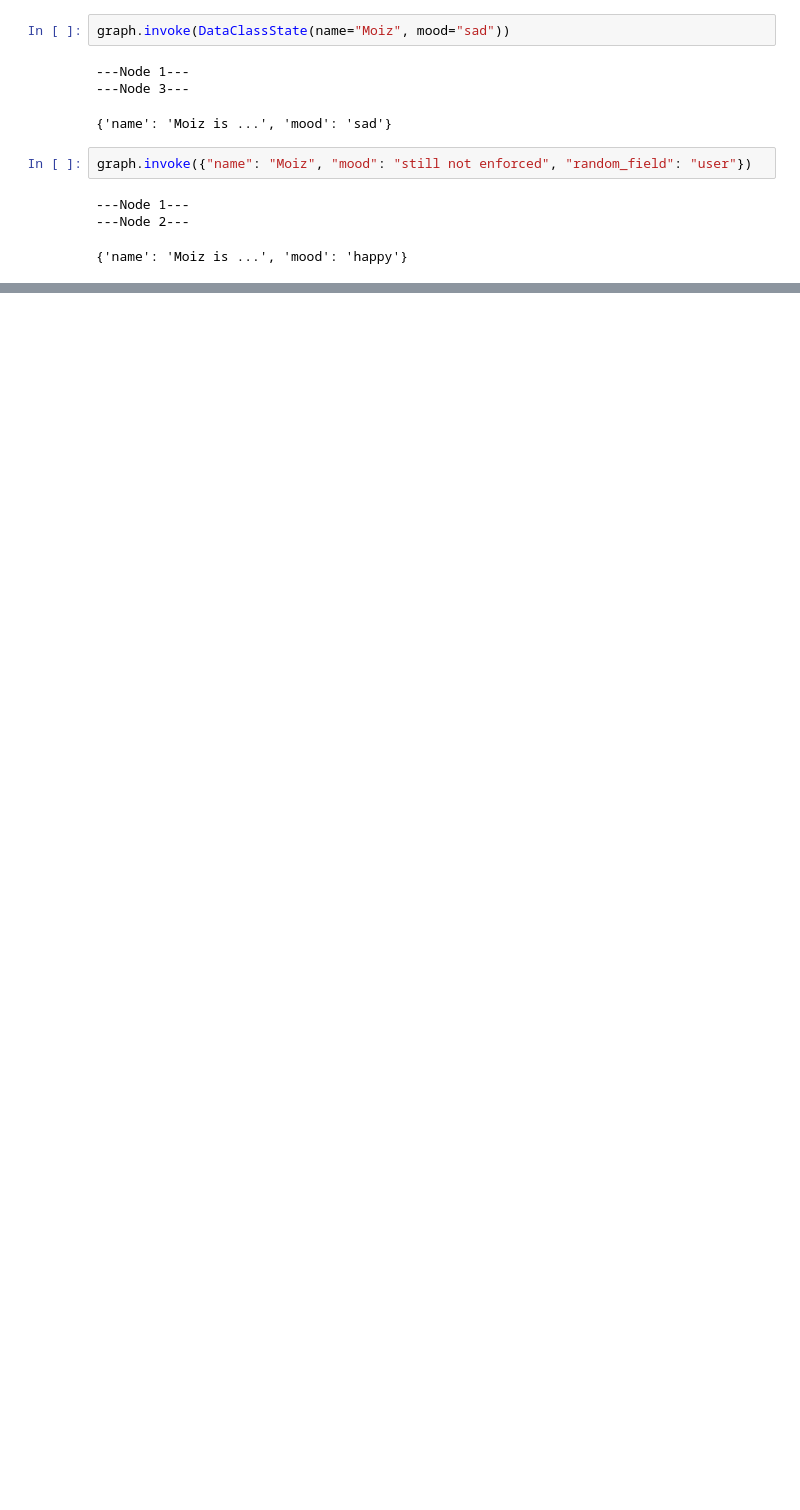
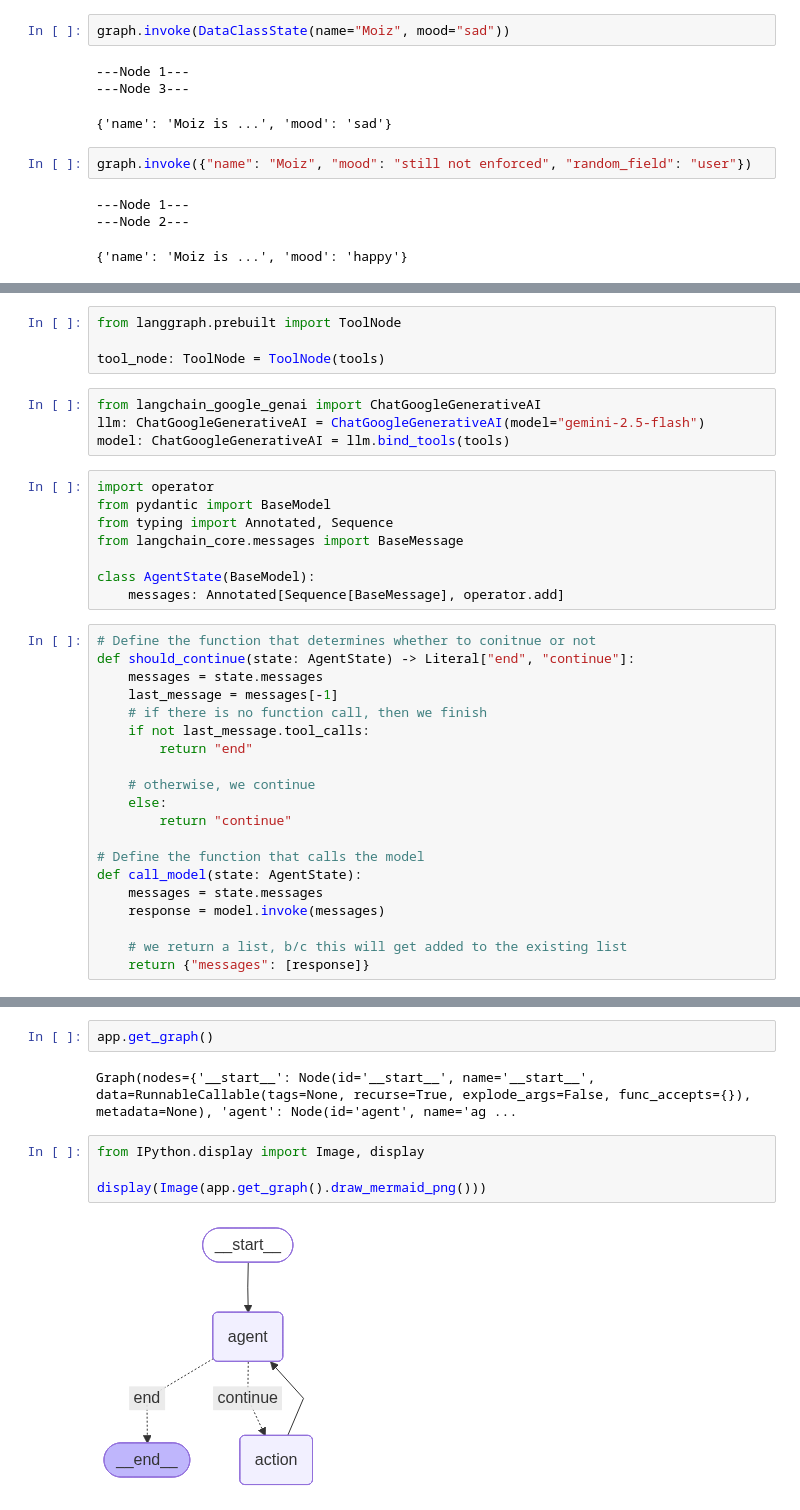
Before and after one commit to Moiz-Ali-Max/langgraph-development-to-deployement, a Jupyter notebook: 05-langgraph-agent-deployement-schema-reducer/main.ipynb, the cells around one changed output, grey strips where cells are left out. Cells and saved outputs as stored; diff of their text form; blank space fills up the shorter version.

Commit message:
05 langgraph - pydantic agent state schema

```diff
--- a/05-langgraph-agent-deployement-schema-reducer/main.ipynb
+++ b/05-langgraph-agent-deployement-schema-reducer/main.ipynb
@@ -180,0 +276,36 @@ graph.invoke({"name": "Moiz", "mood": "still not enforced", "random_field": "use
+# %%
+from langgraph.prebuilt import ToolNode
+
+tool_node: ToolNode = ToolNode(tools)
+# %%
+from langchain_google_genai import ChatGoogleGenerativeAI
+llm: ChatGoogleGenerativeAI = ChatGoogleGenerativeAI(model="gemini-2.5-flash")
+model: ChatGoogleGenerativeAI = llm.bind_tools(tools)
+# %%
+import operator
+from pydantic import BaseModel
+from typing import Annotated, Sequence
+from langchain_core.messages import BaseMessage
+
+class AgentState(BaseModel):
+    messages: Annotated[Sequence[BaseMessage], operator.add]
+# %%
+# Define the function that determines whether to conitnue or not
+def should_continue(state: AgentState) -> Literal["end", "continue"]:
+    messages = state.messages
+    last_message = messages[-1]
+    # if there is no function call, then we finish
+    if not last_message.tool_calls:
+        return "end"
+
+    # otherwise, we continue
+    else:
+        return "continue"
+
+# Define the function that calls the model
+def call_model(state: AgentState):
+    messages = state.messages
+    response = model.invoke(messages)
+
+    # we return a list, b/c this will get added to the existing list
+    return {"messages": [response]}
@@ -180,0 +356,10 @@ graph.invoke({"name": "Moiz", "mood": "still not enforced", "random_field": "use
+# %%
+app.get_graph()
+# %% [output]
+Graph(nodes={'__start__': Node(id='__start__', name='__start__', data=RunnableCallable(tags=None, recurse=True, explode_args=False, func_accepts={}), metadata=None), 'agent': Node(id='agent', name='ag ...
+# %%
+from IPython.display import Image, display
+
+display(Image(app.get_graph().draw_mermaid_png()))
+# %% [output]
+[figure, added]
```
Also changed, not shown: parts of 11 cells of this notebook.
